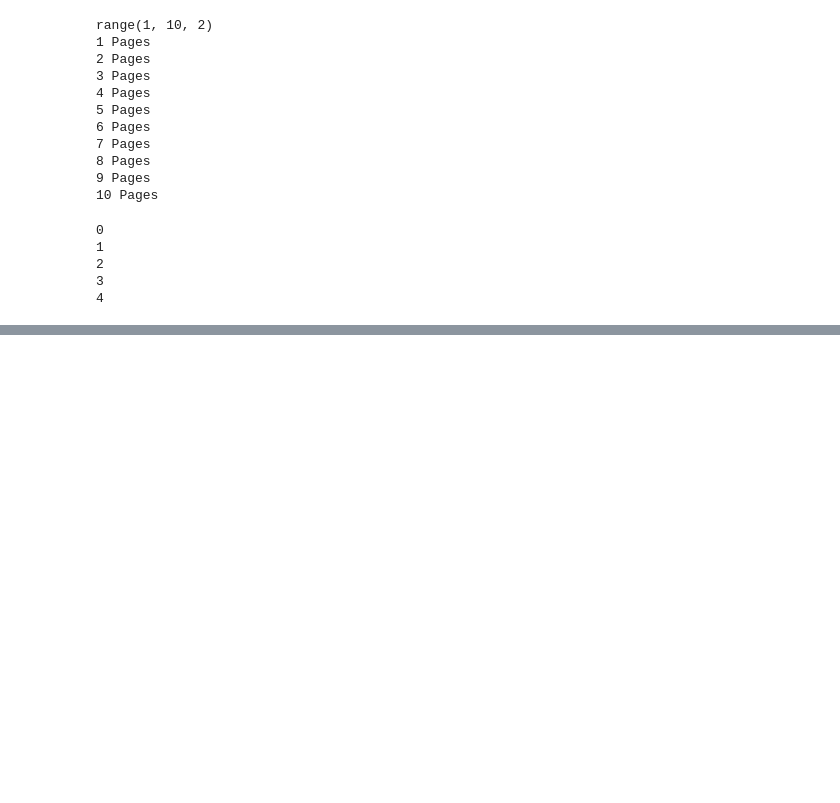
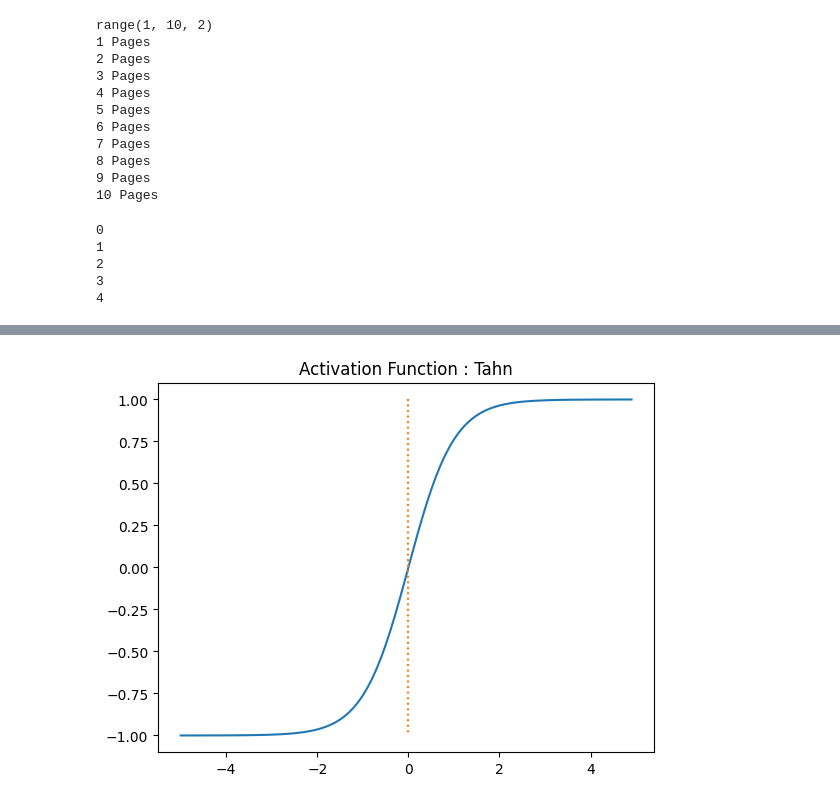
Before and after one commit to greapis/Tensorflow_Python, a Jupyter notebook: Isuan_tensorflow.ipynb, the cells around one changed output, grey strips where cells are left out. Saved outputs shown, nothing was run; the diff lists cells and outputs as text; code cells hidden in the pictures; blank space fills up the shorter version.

```diff
--- a/Isuan_tensorflow.ipynb
+++ b/Isuan_tensorflow.ipynb
@@ -484,0 +507,19 @@ while count < 5:
+# %%
+# Activation Function : Hyperbolic Tangent Function
+
+x = np.arange(-5.0, 5.0, 0.1)
+y = np.tanh(x)
+
+# plt.plt(x, y)
+# plt.plt([0.0], [1.0, 0.0], ':')
+# plt.title("Activation Function : Tahn")
+# plt.show
+
+
+# Use plt.plot instead of plt.plt to plot the data
+plt.plot(x, y)
+plt.plot([0, 0], [1, -1], ':')  # Plot a vertical line at x=0
+plt.title("Activation Function : Tahn")
+plt.show() # Use plt.show instead of plt.show to display the plot
+# %% [output]
+[figure, added]
```
Also changed, not shown: parts of 9 cells of this notebook.
